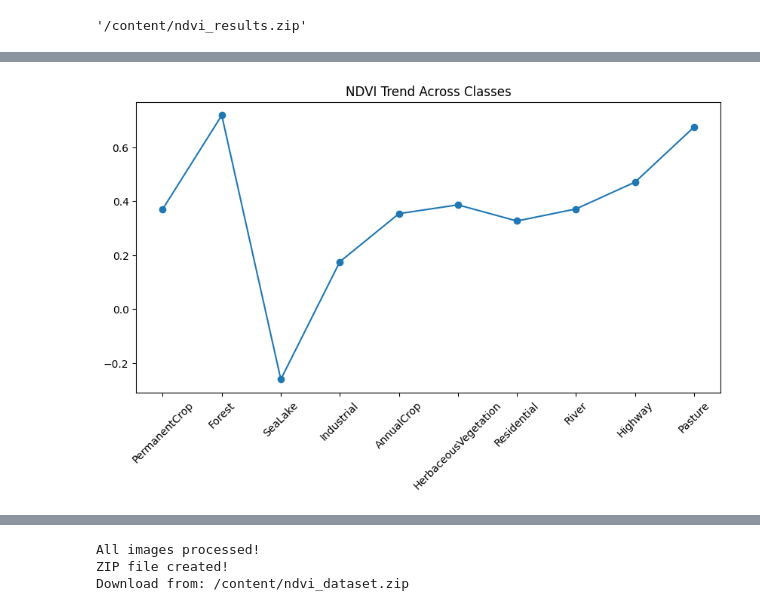
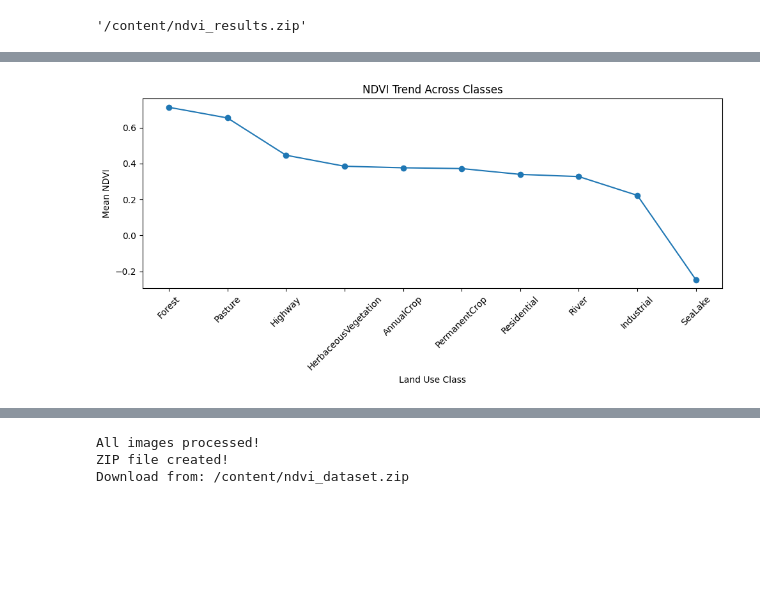
Before and after one commit to Sanjay-Chauhan52/Satellite-Based-Geospatial-Characterization-using-NDVI, a Jupyter notebook: notebook.ipynb, the cells around one changed output, grey strips where cells are left out. Cells and saved outputs as stored; diff of their text form; code cells hidden in the pictures; blank space fills up the shorter version.

```diff
--- a/notebook.ipynb
+++ b/notebook.ipynb
@@ -182,0 +145,13 @@ result.show()
+# %%
+columns = [
+    "Image_Path",
+    "Class",
+    "Mean_NDVI",
+    "Std_NDVI",
+    "Min_NDVI",
+    "Max_NDVI"
+]
+
+df = spark.createDataFrame(ndvi_rdd, columns)
+
+df.show(5)
@@ -352,8 +363,6 @@ sample_rdd = rdd.sample(False, 0.2)
 ndvi_rdd = sample_rdd.map(compute_ndvi).cache()
 # %%
 clean_rdd = ndvi_rdd.filter(lambda x: x[2] is not None)
-# %%
-df = spark.createDataFrame(clean_rdd, ["Image", "Class", "NDVI"])
 # %%
 df.cache()
 df.count()
@@ -461,8 +502,6 @@ rdd = spark.sparkContext.parallelize(data, 8)
 ndvi_rdd = rdd.map(compute_ndvi).cache()
 # %%
 clean_rdd = ndvi_rdd.filter(lambda x: x[2] is not None)
-# %%
-df = spark.createDataFrame(clean_rdd, ["Image", "Class", "NDVI"])
 # %%
 df.cache()
 df.count()
@@ -561,10 +611,34 @@ plt.show()
 # %%
-pdf4 = df.groupBy("Class").avg("NDVI").toPandas()
+from pyspark.sql.functions import avg
+
+pdf4 = (
+    df.groupBy("Class")
+      .agg(avg("Mean_NDVI").alias("Mean_NDVI"))
+      .toPandas()
+)
+
+pdf4 = pdf4.sort_values(
+    by="Mean_NDVI",
+    ascending=False
+)
+
+import matplotlib.pyplot as plt
 
 plt.figure(figsize=(10,5))
-plt.plot(pdf4["Class"], pdf4["avg(NDVI)"], marker='o')
+
+plt.plot(
+    pdf4["Class"],
+    pdf4["Mean_NDVI"],
+    marker='o'
+)
+
 plt.xticks(rotation=45)
+plt.xlabel("Land Use Class")
+plt.ylabel("Mean NDVI")
 plt.title("NDVI Trend Across Classes")
+
+plt.tight_layout()
+
 plt.show()
 # %% [output]
-[figure, old version]
+[figure, new version]
```
Also changed, not shown: parts of 36 cells of this notebook.
